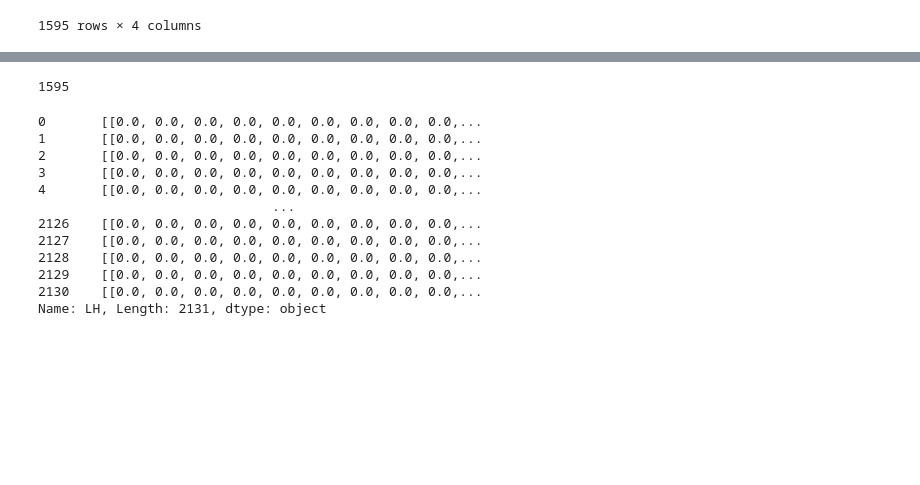
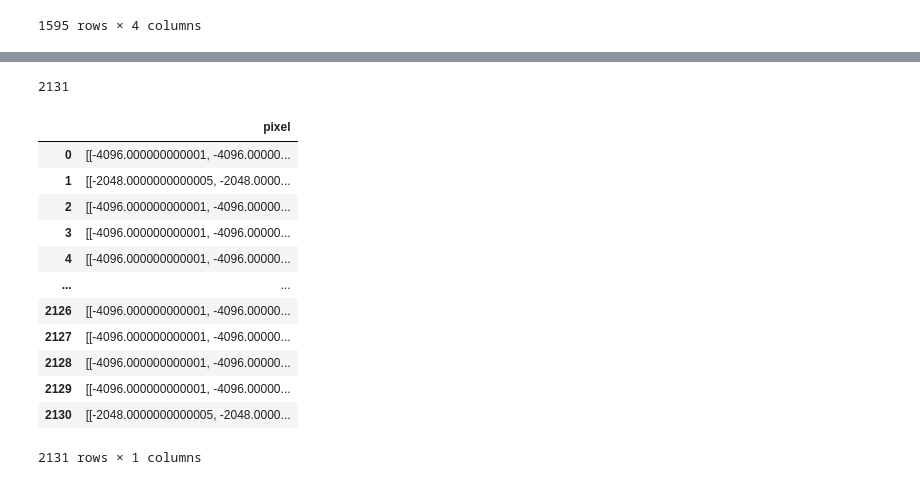
Before and after one commit to yeexunwei/lung-cancer-image-classification, a Jupyter notebook: Untitled.ipynb, the cells around one changed output, grey strips where cells are left out. Saved outputs shown, nothing was run; the diff lists cells and outputs as text; code cells hidden in the pictures; blank space fills up the shorter version.

```diff
--- a/Untitled.ipynb
+++ b/Untitled.ipynb
@@ -102,5 +102,5 @@ ll1
 np.save('testnp', ll1.LL)
 # %%
 %%time
-testnp  = np.load('testnp.npy', allow_pickle=True)
+testnp  = np.load(OUTPUT_FOLDER + 'll.npy', allow_pickle=True)
 # %% [output]
@@ -109,4 +109,4 @@ Wall time: 751 ms
 # %%
 len(testnp)
 # %% [output]
-1595
+2131
@@ -117,15 +113,18 @@ ll1 = pd.read_pickle('test')
-# %%
-ll1
-# %% [output]
-0       [[0.0, 0.0, 0.0, 0.0, 0.0, 0.0, 0.0, 0.0, 0.0,...
-1       [[0.0, 0.0, 0.0, 0.0, 0.0, 0.0, 0.0, 0.0, 0.0,...
-2       [[0.0, 0.0, 0.0, 0.0, 0.0, 0.0, 0.0, 0.0, 0.0,...
-3       [[0.0, 0.0, 0.0, 0.0, 0.0, 0.0, 0.0, 0.0, 0.0,...
-4       [[0.0, 0.0, 0.0, 0.0, 0.0, 0.0, 0.0, 0.0, 0.0,...
-                              ...
-2126    [[0.0, 0.0, 0.0, 0.0, 0.0, 0.0, 0.0, 0.0, 0.0,...
-2127    [[0.0, 0.0, 0.0, 0.0, 0.0, 0.0, 0.0, 0.0, 0.0,...
-2128    [[0.0, 0.0, 0.0, 0.0, 0.0, 0.0, 0.0, 0.0, 0.0,...
-2129    [[0.0, 0.0, 0.0, 0.0, 0.0, 0.0, 0.0, 0.0, 0.0,...
-2130    [[0.0, 0.0, 0.0, 0.0, 0.0, 0.0, 0.0, 0.0, 0.0,...
-Name: LH, Length: 2131, dtype: object
+# %%
+df = pd.DataFrame({'pixel': testnp})
+# %%
+df
+# %% [output]
+|  | pixel |
+| 0 | [[-4096.000000000001, -4096.00000... |
+| 1 | [[-2048.0000000000005, -2048.0000... |
+| 2 | [[-4096.000000000001, -4096.00000... |
+| 3 | [[-4096.000000000001, -4096.00000... |
+| 4 | [[-4096.000000000001, -4096.00000... |
+| ... | ... |
+| 2126 | [[-4096.000000000001, -4096.00000... |
+| 2127 | [[-4096.000000000001, -4096.00000... |
+| 2128 | [[-4096.000000000001, -4096.00000... |
+| 2129 | [[-4096.000000000001, -4096.00000... |
+| 2130 | [[-2048.0000000000005, -2048.0000... |
+2131 rows × 1 columns
```
Also changed, not shown: parts of 3 cells of this notebook, 3 other files.
